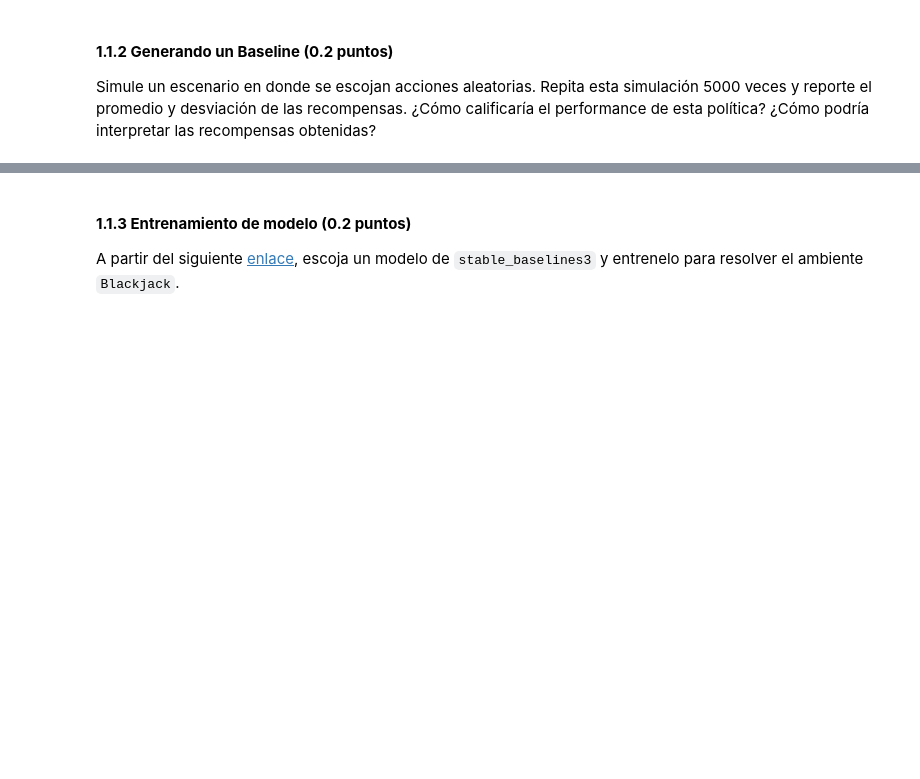
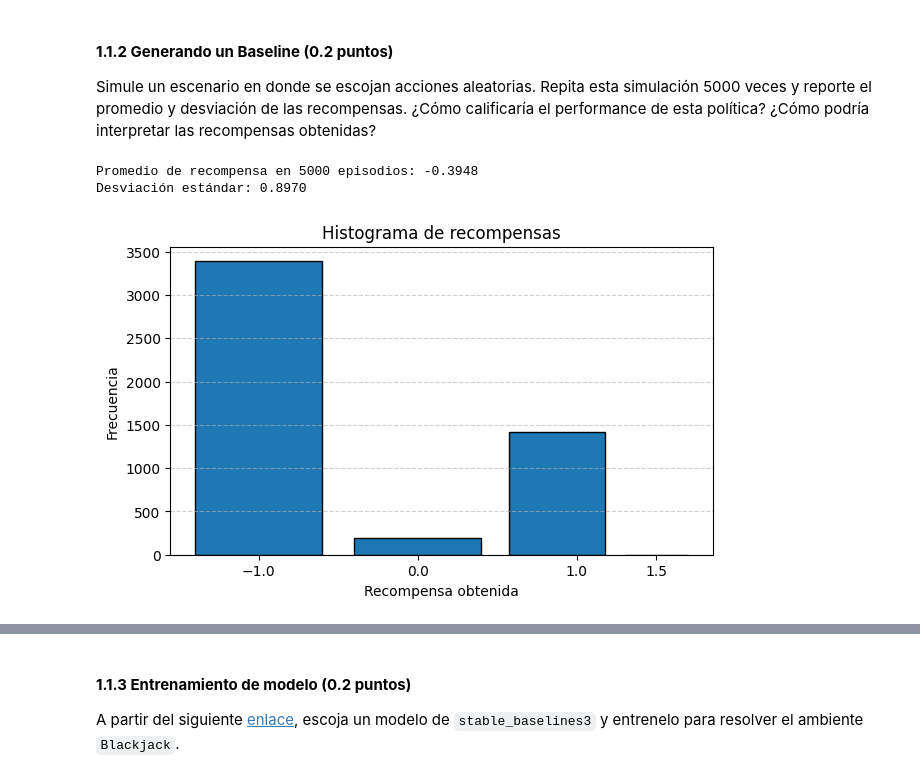
Before and after one commit to juansebm/MDS7202, a Jupyter notebook: Lab 11 - Agentes Autonomos/Lab_11_enunciado.ipynb, the cells around one changed output, grey strips where cells are left out. Saved outputs shown, nothing was run; the diff lists cells and outputs as text; code cells hidden in the pictures; blank space fills up the shorter version.

Commit message:
casi termino la parte 1, incluyendo promedios y desviaciones estandar de los agentes en sus decisiones y recompensas

```diff
--- a/Lab 11 - Agentes Autonomos/Lab_11_enunciado.ipynb
+++ b/Lab 11 - Agentes Autonomos/Lab_11_enunciado.ipynb
@@ -82,3 +108,47 @@ Entregue una breve descripción sobre el ambiente [Blackjack](https://gymnasium.
 #### **1.1.2 Generando un Baseline (0.2 puntos)**
 
 Simule un escenario en donde se escojan acciones aleatorias. Repita esta simulación 5000 veces y reporte el promedio y desviación de las recompensas. ¿Cómo calificaría el performance de esta política? ¿Cómo podría interpretar las recompensas obtenidas?
+# %%
+recompensas = []
+n_simulaciones = 5000
+n_movimientos_maximo = 100000
+
+for episodio in range(n_simulaciones):
+    done = truncado = False
+    estado, info = env.reset()
+    recompensa_total = 0
+
+    for paso_temporal in range(n_movimientos_maximo):
+        accion = env.action_space.sample()
+        estado, recompensa, done, truncado, info = env.step(accion)
+        recompensa_total += recompensa
+        if done or truncado:
+            break
+    recompensas.append(recompensa_total)
+
+env.close()
+
+average_recompensa = np.mean(recompensas)
+std_recompensa = np.std(recompensas)
+
+print(f"Promedio de recompensa en 5000 episodios: {average_recompensa:.4f}")
+print(f"Desviación estándar: {std_recompensa:.4f}")
+# %% [output]
+Promedio de recompensa en 5000 episodios: -0.3948
+Desviación estándar: 0.8970
+# %%
+import matplotlib.pyplot as plt
+
+bins = [-1.5, -0.5, 0.5, 1.25, 1.75]#estos bins sirven para que se vean las recompensas
+
+plt.figure(figsize=(7, 4))
+plt.hist(recompensas, bins=bins, edgecolor='black', rwidth=0.8)
+
+plt.xticks([-1, 0, 1, 1.5])
+plt.xlabel("Recompensa obtenida")
+plt.ylabel("Frecuencia")
+plt.title("Histograma de recompensas")
+plt.grid(axis='y', linestyle='--', alpha=0.6)
+plt.show()
+# %% [output]
+[figure, added]
```
Also changed, not shown: parts of 27 cells of this notebook, 2 other files.
